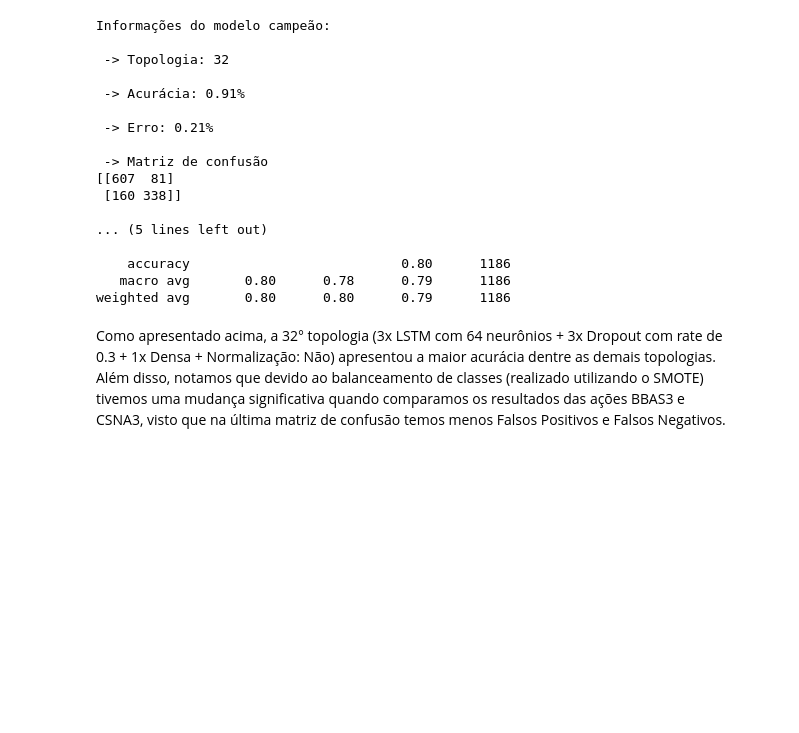
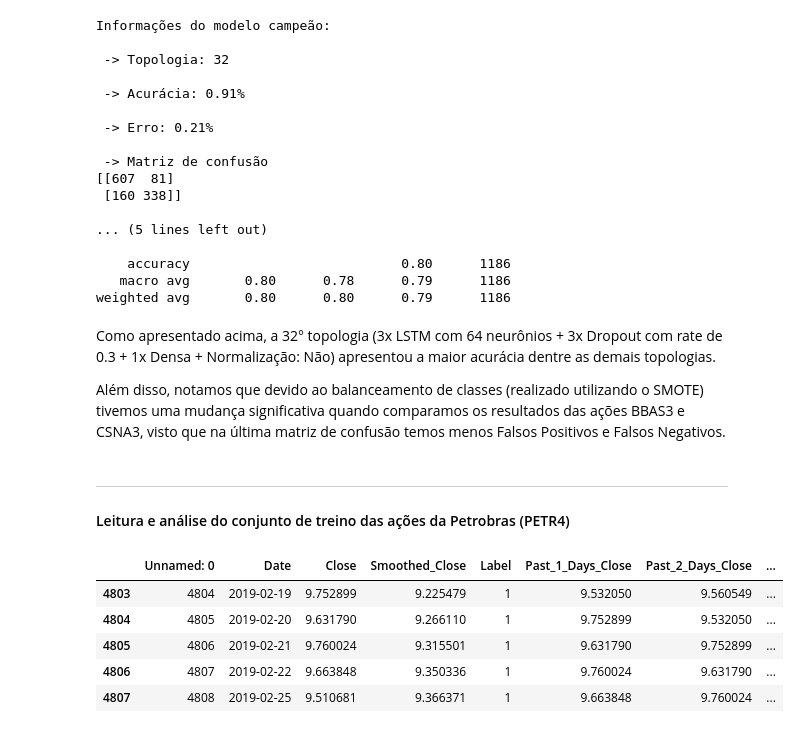
Before and after one commit to leonardosantosrocha/fiap-deep-learning, a Jupyter notebook: main.ipynb, the cells around one changed output. Saved outputs shown, nothing was run; the diff lists cells and outputs as text; code cells hidden in the pictures; blank space fills up the shorter version.

```diff
--- a/main.ipynb
+++ b/main.ipynb
@@ -705,4 +705,20 @@ Informações do modelo campeão:
    macro avg       0.80      0.78      0.79      1186
 weighted avg       0.80      0.80      0.79      1186
 # %% [markdown]
-Como apresentado acima, a 32° topologia (3x LSTM com 64 neurônios + 3x Dropout com rate de 0.3 + 1x Densa + Normalização: Não) apresentou a maior acurácia dentre as demais topologias. Além disso, notamos que devido ao balanceamento de classes (realizado utilizando o SMOTE) tivemos uma mudança significativa quando comparamos os resultados das ações BBAS3 e CSNA3, visto que na última matriz de confusão temos menos Falsos Positivos e Falsos Negativos.
+Como apresentado acima, a 32° topologia (3x LSTM com 64 neurônios + 3x Dropout com rate de 0.3 + 1x Densa + Normalização: Não) apresentou a maior acurácia dentre as demais topologias.
+
+Além disso, notamos que devido ao balanceamento de classes (realizado utilizando o SMOTE) tivemos uma mudança significativa quando comparamos os resultados das ações BBAS3 e CSNA3, visto que na última matriz de confusão temos menos Falsos Positivos e Falsos Negativos.
+# %% [markdown]
+___
+
+#### Leitura e análise do conjunto de treino das ações da Petrobras (PETR4)
+# %%
+raw_petr4_train = pd.read_csv("_datasets/petr4/treino.csv")
+raw_petr4_train.tail(5)
+# %% [output]
+|  | Unnamed: 0 | Date | Close | Smoothed_Close | Label | Past_1_Days_Close | Past_2_Days_Close | ... |
+| 4803 | 4804 | 2019-02-19 | 9.752899 | 9.225479 | 1 | 9.532050 | 9.560549 | ... |
+| 4804 | 4805 | 2019-02-20 | 9.631790 | 9.266110 | 1 | 9.752899 | 9.532050 | ... |
+| 4805 | 4806 | 2019-02-21 | 9.760024 | 9.315501 | 1 | 9.631790 | 9.752899 | ... |
+| 4806 | 4807 | 2019-02-22 | 9.663848 | 9.350336 | 1 | 9.760024 | 9.631790 | ... |
+| 4807 | 4808 | 2019-02-25 | 9.510681 | 9.366371 | 1 | 9.663848 | 9.760024 | ... |
```
Also changed, not shown: parts of 35 cells of this notebook.
